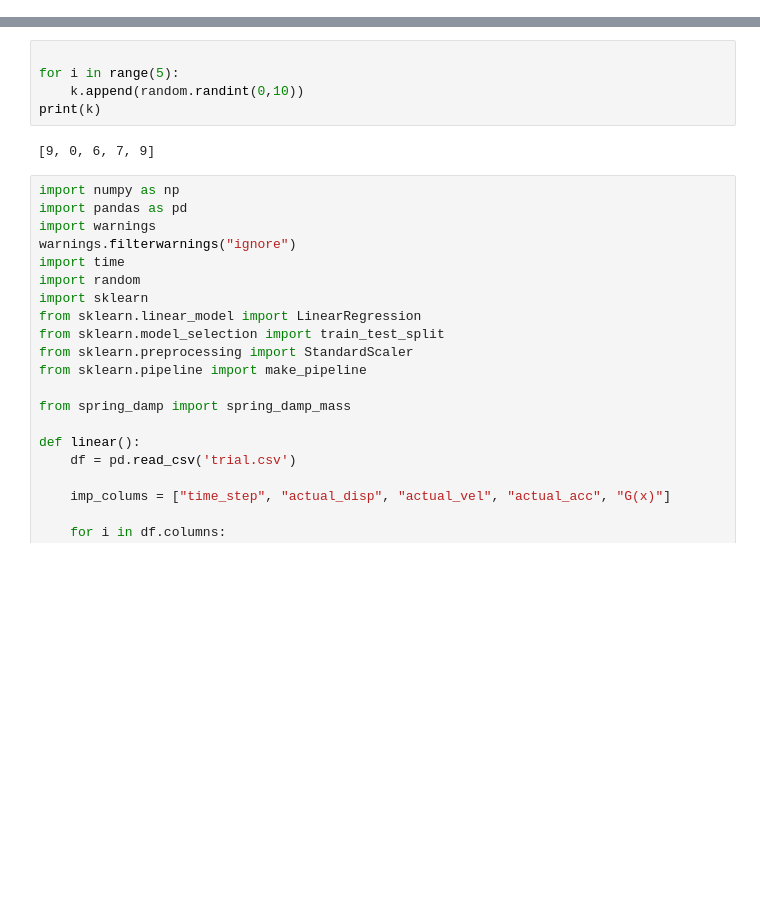
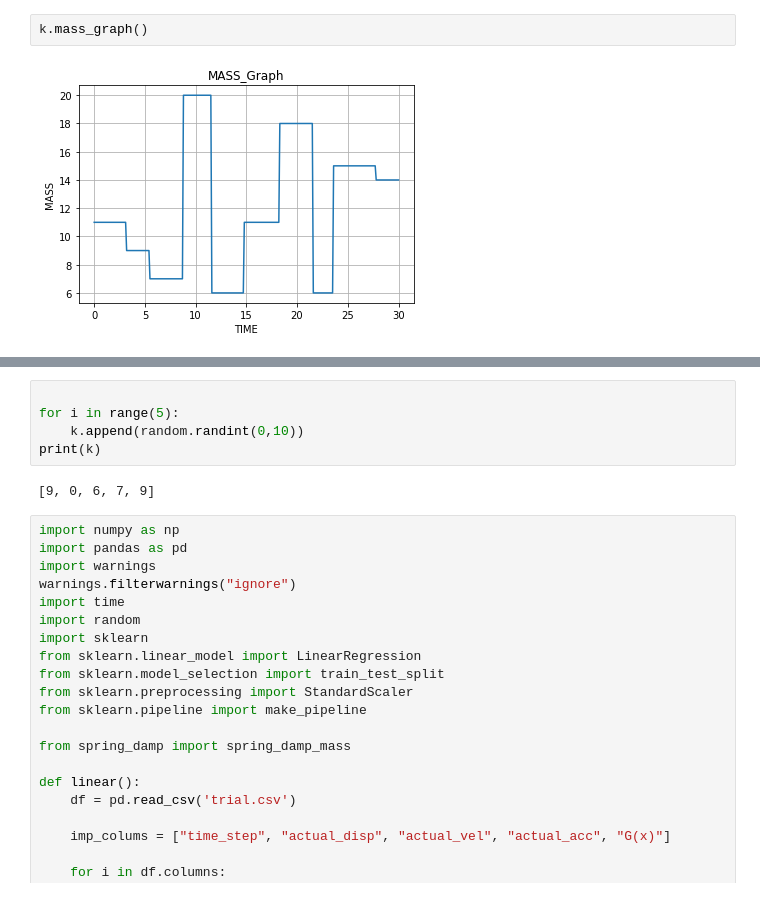
Before and after one commit to bharadwaj1098/Auto, a Jupyter notebook: graphs.ipynb, the cells around one changed output, grey strips where cells are left out. Saved outputs shown, nothing was run; the diff lists cells and outputs as text; blank space fills up the shorter version.

```diff
--- a/graphs.ipynb
+++ b/graphs.ipynb
@@ -17,0 +17,4 @@ df.to_csv('trial.csv', index=False)
+# %%
+k.mass_graph()
+# %% [output]
+[figure, added]
```
Also changed, not shown: parts of 16 cells of this notebook, 1 other file.
